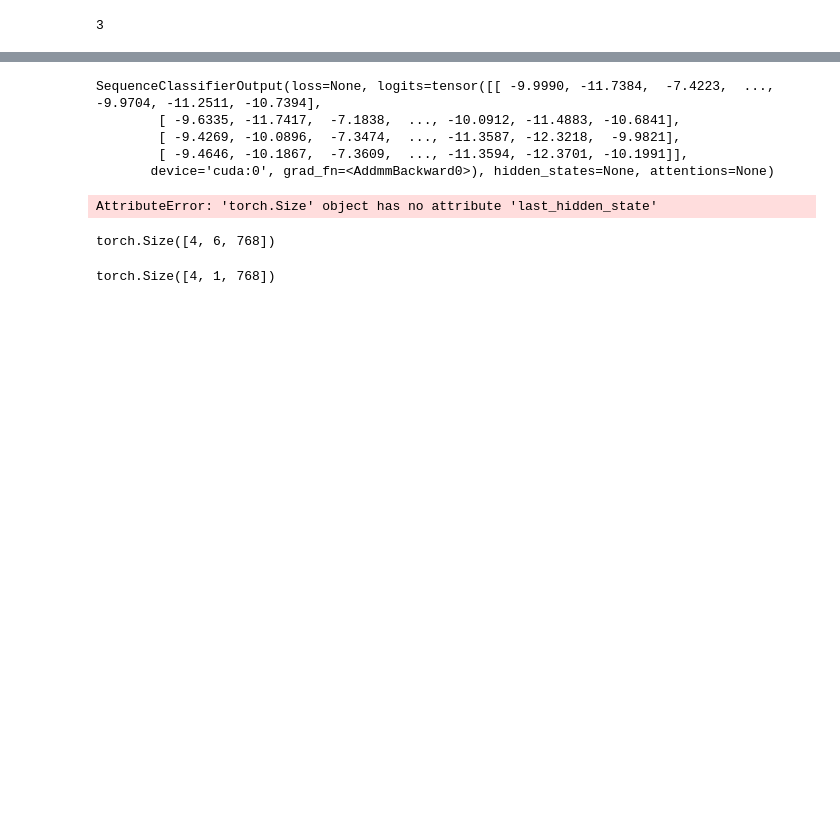
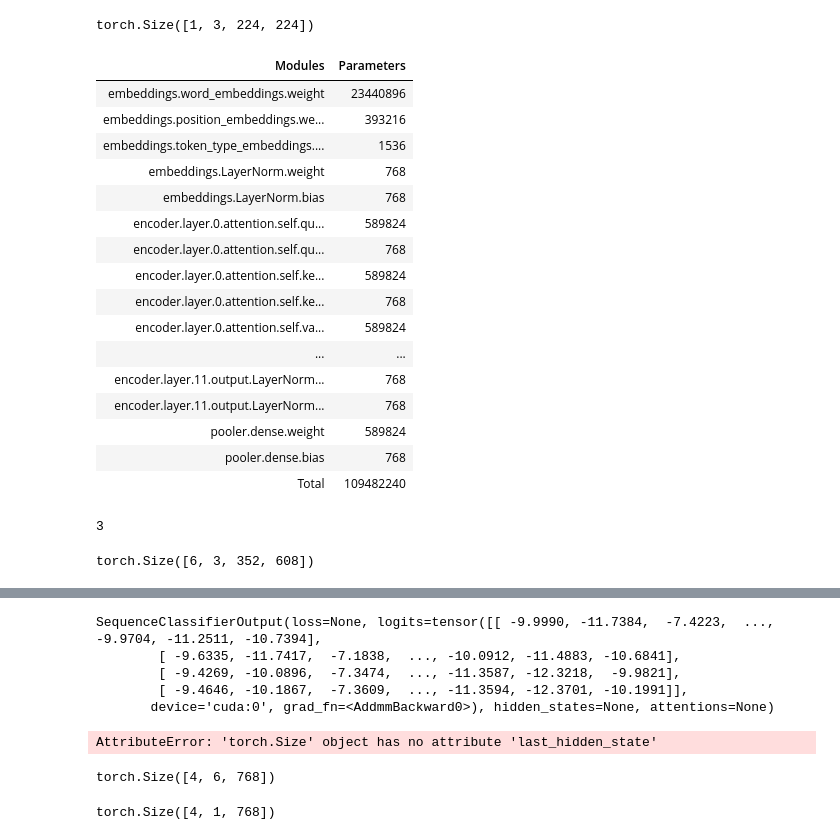
Before and after one commit to niktheod/Modified_Vilt, a Jupyter notebook: draft.ipynb, the cells around one changed output, grey strips where cells are left out. Drawn from its saved outputs; the diff is of its cells as text; code cells hidden in the pictures; blank space fills up the shorter version.

```diff
--- a/draft.ipynb
+++ b/draft.ipynb
@@ -25,3 +104,35 @@ with open("/home/nikostheodoridis/nuscenes/v1.0-trainval/sample_data.json") as f
+# %%
+processor(tensor_img, do_rescale=False, return_tensors="pt")["pixel_values"].shape
+# %% [output]
+torch.Size([1, 3, 224, 224])
+# %%
+from transformers import BertTokenizer, BertModel
+import torch
+
+# Load pre-trained model and tokenizer
+model_name = 'bert-base-uncased'
+tokenizer = BertTokenizer.from_pretrained(model_name)
+model = BertModel.from_pretrained(model_name)
+# %%
+count_parameters(model)
+# %% [output]
+| Modules | Parameters |
+| embeddings.word_embeddings.weight | 23440896 |
+| embeddings.position_embeddings.we... | 393216 |
+| embeddings.token_type_embeddings.... | 1536 |
+| embeddings.LayerNorm.weight | 768 |
+| embeddings.LayerNorm.bias | 768 |
+| encoder.layer.0.attention.self.qu... | 589824 |
+| encoder.layer.0.attention.self.qu... | 768 |
+| encoder.layer.0.attention.self.ke... | 589824 |
+| encoder.layer.0.attention.self.ke... | 768 |
+| encoder.layer.0.attention.self.va... | 589824 |
+| ... | ... |
+| encoder.layer.11.output.LayerNorm... | 768 |
+| encoder.layer.11.output.LayerNorm... | 768 |
+| pooler.dense.weight | 589824 |
+| pooler.dense.bias | 768 |
+| Total | 109482240 |
 # %%
 scheduler_type = None
 
@@ -38,6 +149,10 @@ else:
 optimizer = torch.optim.Adam(model.parameters())
 # %%
 scheduler = StepLR(optimizer=optimizer, step_size=None, gamma=None)
+# %%
+isvqa[0][0]["pixel_values"].shape
+# %% [output]
+torch.Size([6, 3, 352, 608])
 # %%
 isvqa = ISVQA("/home/nikostheodoridis/isvqa/train_set.json",
               "/home/nikostheodoridis/nuscenes/samples",
```
Also changed, not shown: parts of 14 cells of this notebook, 4 other files.
